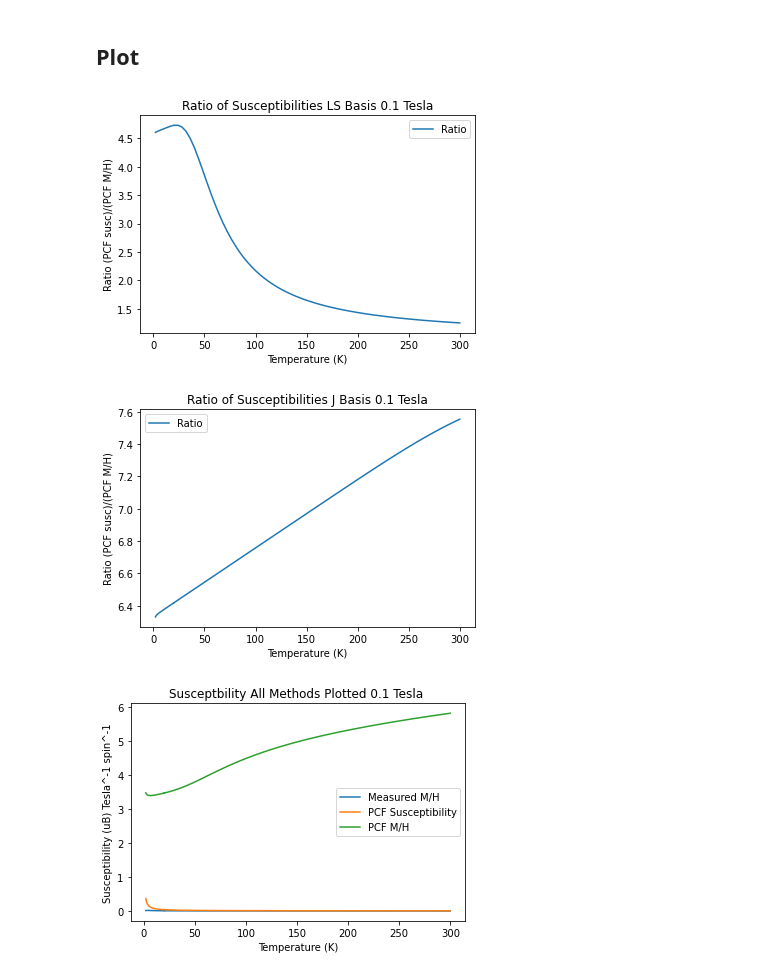
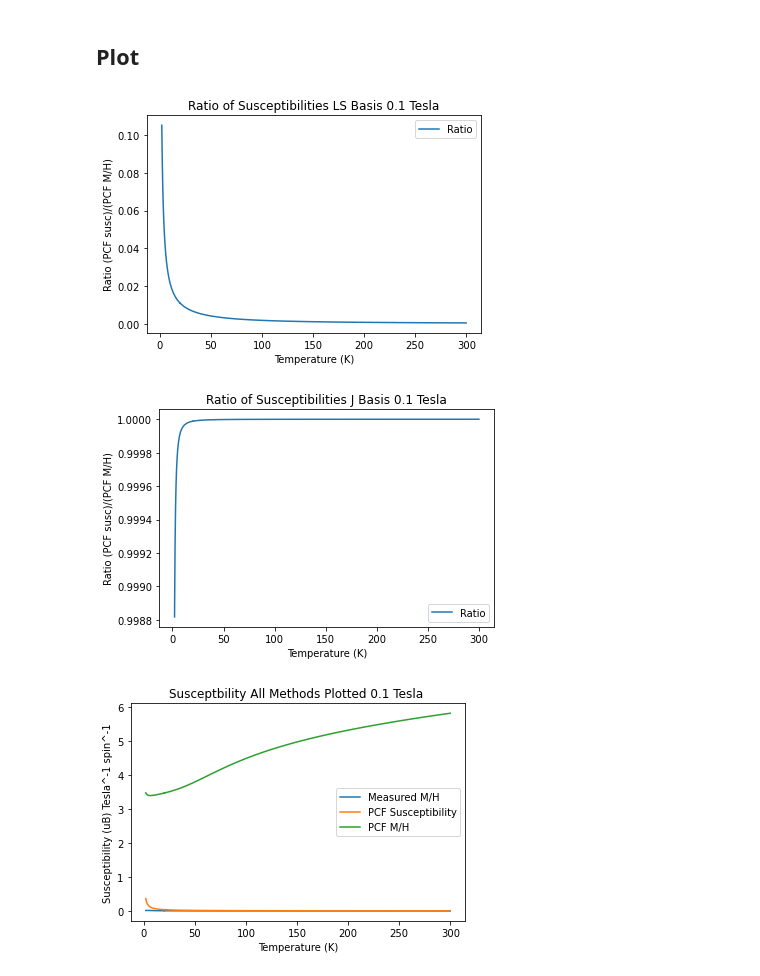
Before and after one commit to JensenKaplan/ActiveResearch, a Jupyter notebook: MvsT/PCF Susceptibility Consistency Check.ipynb, the cells around one changed output. Saved outputs shown, nothing was run; the diff lists cells and outputs as text; code cells hidden in the pictures.

```diff
--- a/MvsT/PCF Susceptibility Consistency Check.ipynb
+++ b/MvsT/PCF Susceptibility Consistency Check.ipynb
@@ -126,10 +127,11 @@ susJ = np.array(magCalcBohrJ)/Ha
 susLSPowder = np.array(magCalcBohrLSPowder)/Ha
 susJPowder = np.array(magCalcBohrJPowder)/Ha
 #####################################################################################################################################################################
+
 PCFRatioLS = XCalcBohrLS/susLS
 PCFRatioJ = XCalcBohrJ/susJ
-# PCFRatioLSPowder = XCalcBohrLS/susLSPowder
-# PCFRatioJPowder = XCalcBohrJ/susJPowder
+PCFRatioLSPowder = XCalcBohrLS/susLSPowder
+PCFRatioJPowder = XCalcBohrJ/susJPowder
 # %% [markdown]
 ## Plot
 # %%
@@ -137,7 +139,7 @@ PCFRatioJ = XCalcBohrJ/susJ
 #####################################################################################################################################################################
 # Plot ratio of calculated PCFs (LS)
 plt.figure()
-plt.plot(T,PCFRatioLS, label = 'Ratio')
+plt.plot(T,PCFRatioLSPowder, label = 'Ratio')
 plt.xlabel('Temperature (K)')
 plt.ylabel('Ratio (PCF susc)/(PCF M/H)')
 plt.legend()
@@ -146,7 +148,7 @@ plt.show()
 
 # Plot ratio of calculated PCFs (J)
 plt.figure()
-plt.plot(T,PCFRatioJ, label = 'Ratio')
+plt.plot(T,PCFRatioJPowder, label = 'Ratio')
 plt.xlabel('Temperature (K)')
 plt.ylabel('Ratio (PCF susc)/(PCF M/H)')
 plt.legend()
@@ -171,34 +173,34 @@ plt.show()
 # plt.ylabel('Susceptibility (uB) Tesla^-1 spin^-1')
 # plt.legend()
 # plt.title('PCF Susceptbility {} Tesla '.format(Ha))
 # # plt.show()
 
 
 M = emuToBohr2(M)
 H = oeToTesla(H)
 # Plot experimental susc (M/H)
 # plt.figure()
 # plt.plot(T,M/H, label = 'Measured')
 # plt.xlabel('Temperature (K)')
 # plt.ylabel('Susceptibility (uB) Tesla^-1 spin^-1')
 # plt.legend()
 # plt.title('Measured Susceptbility {} Tesla '.format(Ha))
 
 
 
 # Overplot all 3
 plt.figure()
 plt.plot(T,M/H, label = 'Measured M/H')
 plt.plot(T,-1*XCalcBohrLS, label = 'PCF Susceptibility')
-plt.plot(T,-1*np.array(susLS), label = 'PCF M/H')
+plt.plot(T,-1*np.array(susLSPowder), label = 'PCF M/H')
 plt.xlabel('Temperature (K)')
 plt.ylabel('Susceptibility (uB) Tesla^-1 spin^-1')
 plt.legend()
 plt.title('Susceptbility All Methods Plotted {} Tesla '.format(Ha))
 
 plt.show()
 #####################################################################################################################################################################
 # %% [output]
-[figure, old version]
+[figure, new version]
-[figure, old version]
+[figure, new version]
 [figure]
```
Also changed, not shown: parts of 1 cell of this notebook.
